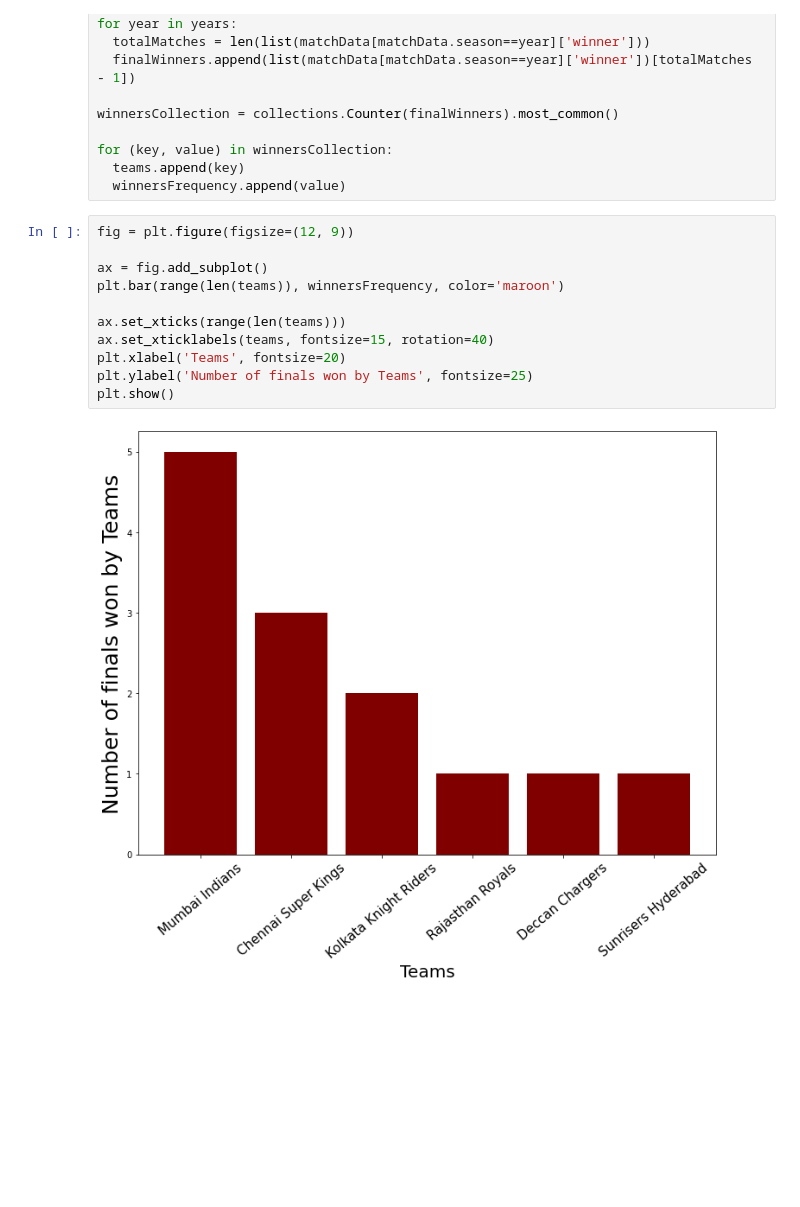
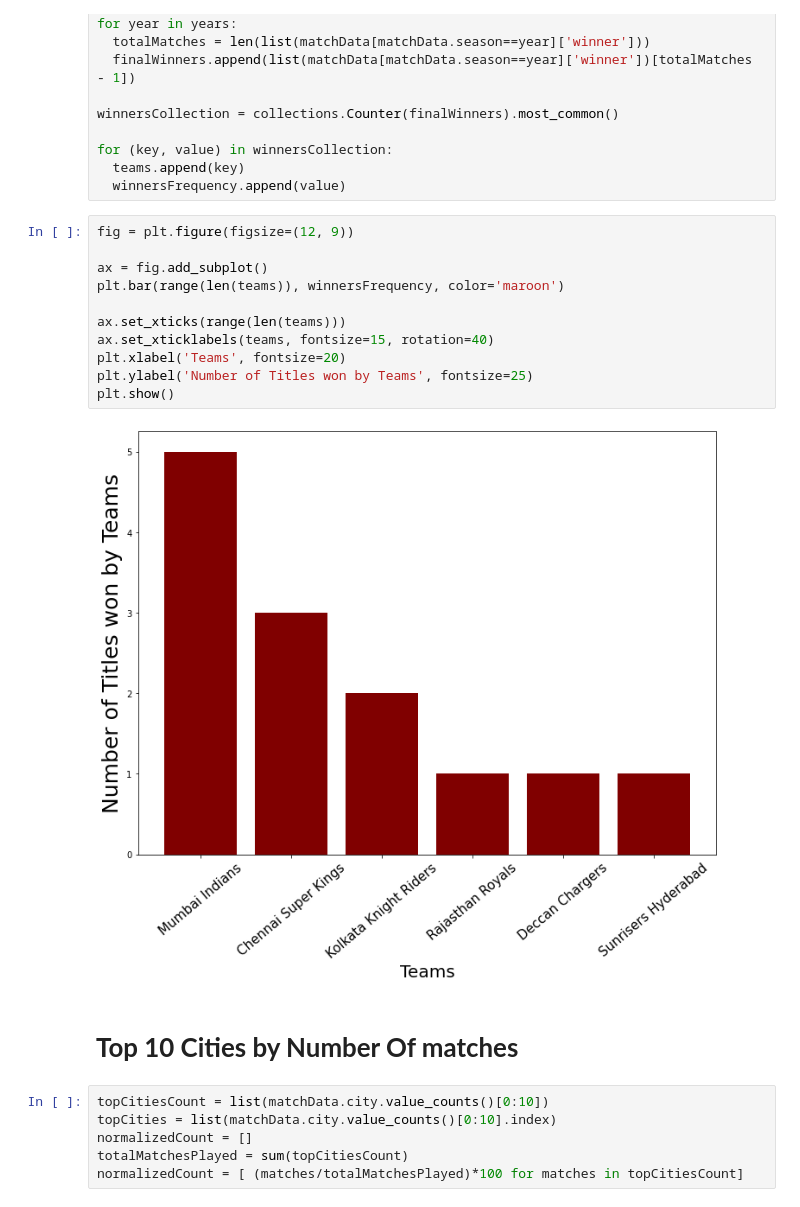
Before and after one commit to subhamyadav580/Data-Analysis-with-IPL-Dataset, a Jupyter notebook: IPL.ipynb, the cells around one changed output. Drawn from its saved outputs; the diff is of its cells as text; blank space fills up the shorter version.

```diff
--- a/IPL.ipynb
+++ b/IPL.ipynb
@@ -456,13 +456,21 @@ for (key, value) in winnersCollection:
 # %%
 fig = plt.figure(figsize=(12, 9))
 
 ax = fig.add_subplot()
 plt.bar(range(len(teams)), winnersFrequency, color='maroon')
 
 ax.set_xticks(range(len(teams)))
 ax.set_xticklabels(teams, fontsize=15, rotation=40)
 plt.xlabel('Teams', fontsize=20)
-plt.ylabel('Number of finals won by Teams', fontsize=25)
+plt.ylabel('Number of Titles won by Teams', fontsize=25)
 plt.show()
 # %% [output]
-[figure, old version]
+[figure, new version]
+# %% [markdown]
+# **Top 10 Cities by Number Of matches**
+# %%
+topCitiesCount = list(matchData.city.value_counts()[0:10])
+topCities = list(matchData.city.value_counts()[0:10].index)
+normalizedCount = []
+totalMatchesPlayed = sum(topCitiesCount)
+normalizedCount = [ (matches/totalMatchesPlayed)*100 for matches in topCitiesCount]
```
Also changed, not shown: parts of 3 cells of this notebook.
